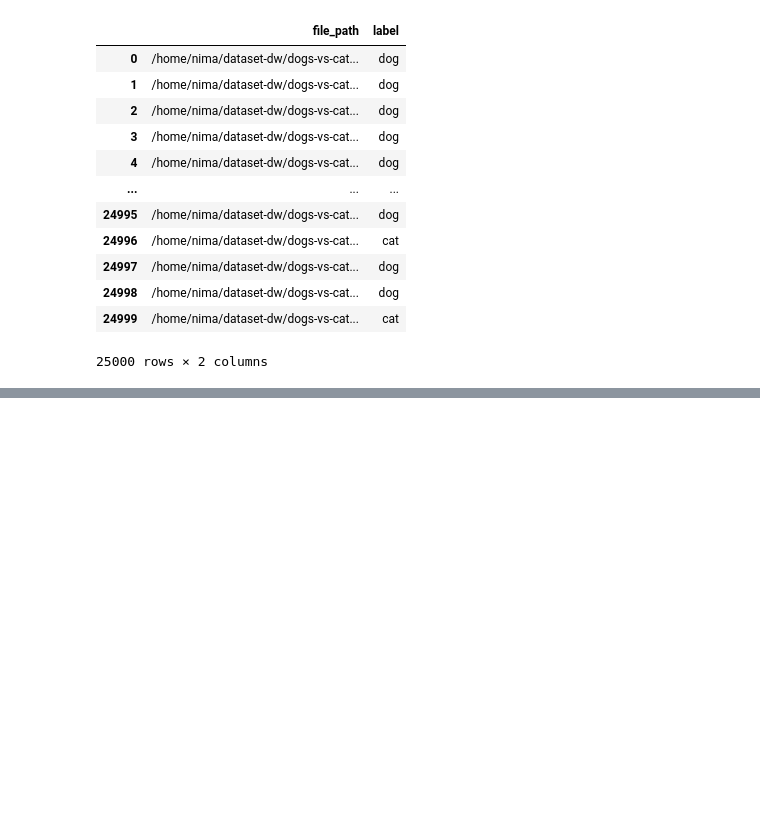
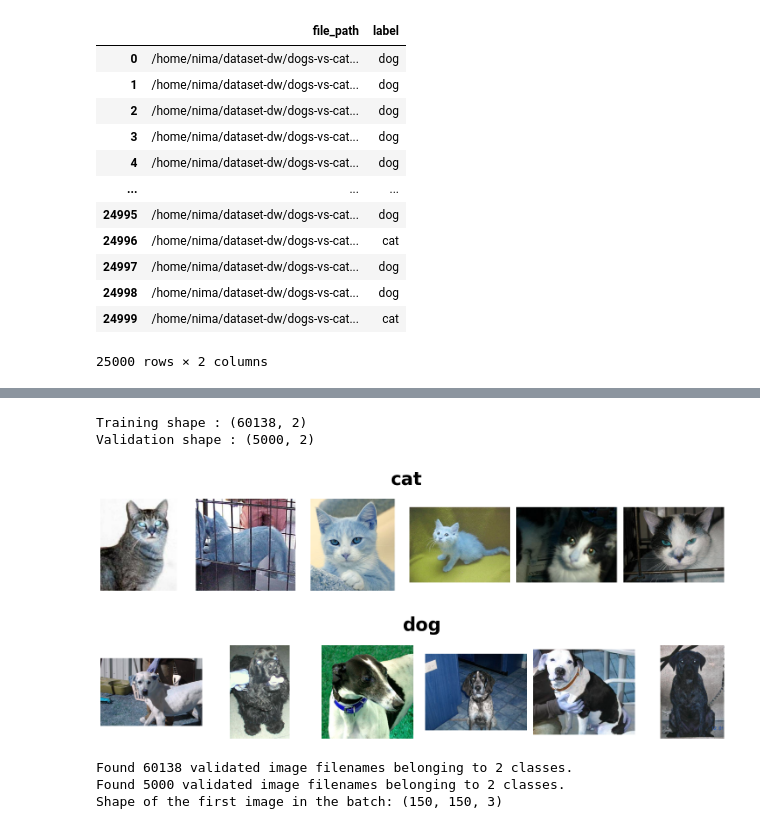
Before and after one commit to NimaPourmoradi/dogs-vs-cats, a Jupyter notebook: Cats_Vs_Dogs.ipynb, the cells around one changed output, grey strips where cells are left out. Drawn from its saved outputs; the diff is of its cells as text; code cells hidden in the pictures; blank space fills up the shorter version.

Commit message:
preprocessing
+ data generators

```diff
--- a/Cats_Vs_Dogs.ipynb
+++ b/Cats_Vs_Dogs.ipynb
@@ -107,0 +224,17 @@ for classes in ['cat', 'dog'] :
+# %%
+print(colored(f'Training shape : {train_df.shape}', 'green', attrs=['bold']))
+print(colored(f'Validation shape : {val_df.shape}', 'green', attrs=['bold']))
+# %% [output]
+Training shape : (60138, 2)
+Validation shape : (5000, 2)
+# %%
+# Setting the random seed for reproducibility
+np.random.seed(42)
+
+for classes in ['cat', 'dog'] :
+    temp_df = df.file_path[df.label==classes]
+    random_image = np.random.choice(temp_df, 6)
+    plot_6_image(random_image, classes)
+# %% [output]
+[figure, added]
+[figure, added]
@@ -107,0 +279,12 @@ for classes in ['cat', 'dog'] :
+# %%
+train_generator, val_generator = create_data_generator(train_df, val_df, preprocessing_function=preprocess_input)
+
+# Fetch a batch of images and labels
+batch_images, batch_labels = next(train_generator)
+
+# Check the shape of the first image in the batch
+print("Shape of the first image in the batch:", batch_images[0].shape)
+# %% [output]
+Found 60138 validated image filenames belonging to 2 classes.
+Found 5000 validated image filenames belonging to 2 classes.
+Shape of the first image in the batch: (150, 150, 3)
```
Also changed, not shown: parts of 13 cells of this notebook.
